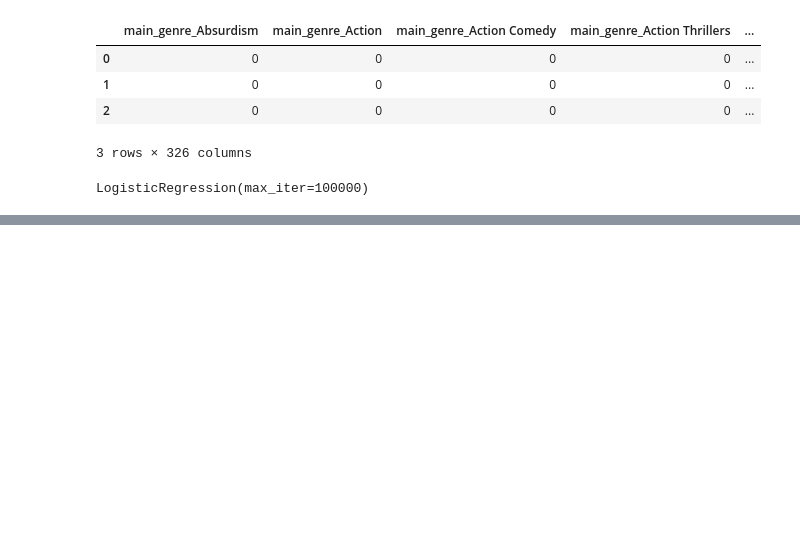
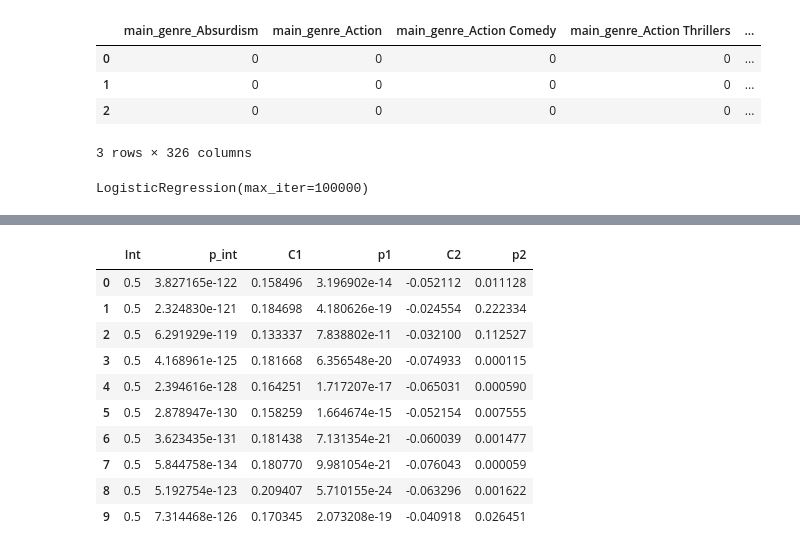
Before and after one commit to louisleger/ada-final-project, a Jupyter notebook: src/Observational_study.ipynb, the cells around one changed output, grey strips where cells are left out. Cells and saved outputs as stored; diff of their text form; code cells hidden in the pictures; blank space fills up the shorter version.

```diff
--- a/src/Observational_study.ipynb
+++ b/src/Observational_study.ipynb
@@ -191,0 +138,43 @@ sns.lmplot(x='treatment',y='revenues', data=balanced_df)
+# %%
+coefficients = []
+for i in range(10):
+    ran = actors.sample(frac=.05)
+
+    # Create an empty undirected graph
+    G = nx.Graph()
+
+    #define treatment and control groups
+    treat = ran[ran['appearances'] > 2]
+    contr = ran[ran['appearances'] <= 2]
+
+# Loop through all the pairs of instances
+    for i, j in contr.iterrows():
+        for k, l in treat.iterrows():
+            if j['gender'] == l['gender']:
+                # Calculate the similarity
+                similarity = get_similarity(j['propensity_score'],
+                                            l['propensity_score'])
+
+                # Add an edge between the two instances weighted by the similarity between them
+                G.add_weighted_edges_from([(i, k, similarity)])
+
+                # Generate and return the maximum weight matching on the generated graph
+    matching = nx.max_weight_matching(G)
+
+    matched = [i[0] for i in list(matching)] + [i[1] for i in list(matching)] #create list with all indexes of people paired
+
+    balanced_df = actors.loc[matched] #extract only rows with paired subjects
+
+    X1 = balanced_df[{'treatment','revenues','ratings'}]
+    X1['revenues'] = X1['revenues'].apply('log')
+    #X1['ratings'] = X1['ratings'].apply('log')
+    X1['revenues'] = (X1['revenues'] - X1['revenues'].mean())/X1['revenues'].std()
+    X1['ratings'] = (X1['ratings'] - X1['ratings'].mean())/X1['ratings'].std()
+
+    mod = smf.ols(formula='treatment ~ revenues + ratings',
+              data=X1)
+    res = mod.fit()
+    coeff = res.params.values
+    p_values = res.pvalues
+
+    coefficients.append({"Int": coeff[0], 'p_int': p_values[0], "C1": coeff[1], 'p1': p_values[1], "C2": coeff[2], 'p2': p_values[2]})
@@ -191,0 +189,14 @@ sns.lmplot(x='treatment',y='revenues', data=balanced_df)
+# %%
+pd.DataFrame(coefficients)
+# %% [output]
+|  | Int | p_int | C1 | p1 | C2 | p2 |
+| 0 | 0.5 | 3.827165e-122 | 0.158496 | 3.196902e-14 | -0.052112 | 0.011128 |
+| 1 | 0.5 | 2.324830e-121 | 0.184698 | 4.180626e-19 | -0.024554 | 0.222334 |
+| 2 | 0.5 | 6.291929e-119 | 0.133337 | 7.838802e-11 | -0.032100 | 0.112527 |
+| 3 | 0.5 | 4.168961e-125 | 0.181668 | 6.356548e-20 | -0.074933 | 0.000115 |
+| 4 | 0.5 | 2.394616e-128 | 0.164251 | 1.717207e-17 | -0.065031 | 0.000590 |
+| 5 | 0.5 | 2.878947e-130 | 0.158259 | 1.664674e-15 | -0.052154 | 0.007555 |
+| 6 | 0.5 | 3.623435e-131 | 0.181438 | 7.131354e-21 | -0.060039 | 0.001477 |
+| 7 | 0.5 | 5.844758e-134 | 0.180770 | 9.981054e-21 | -0.076043 | 0.000059 |
+| 8 | 0.5 | 5.192754e-123 | 0.209407 | 5.710155e-24 | -0.063296 | 0.001622 |
+| 9 | 0.5 | 7.314468e-126 | 0.170345 | 2.073208e-19 | -0.040918 | 0.026451 |
```
Also changed, not shown: parts of 27 cells of this notebook.
